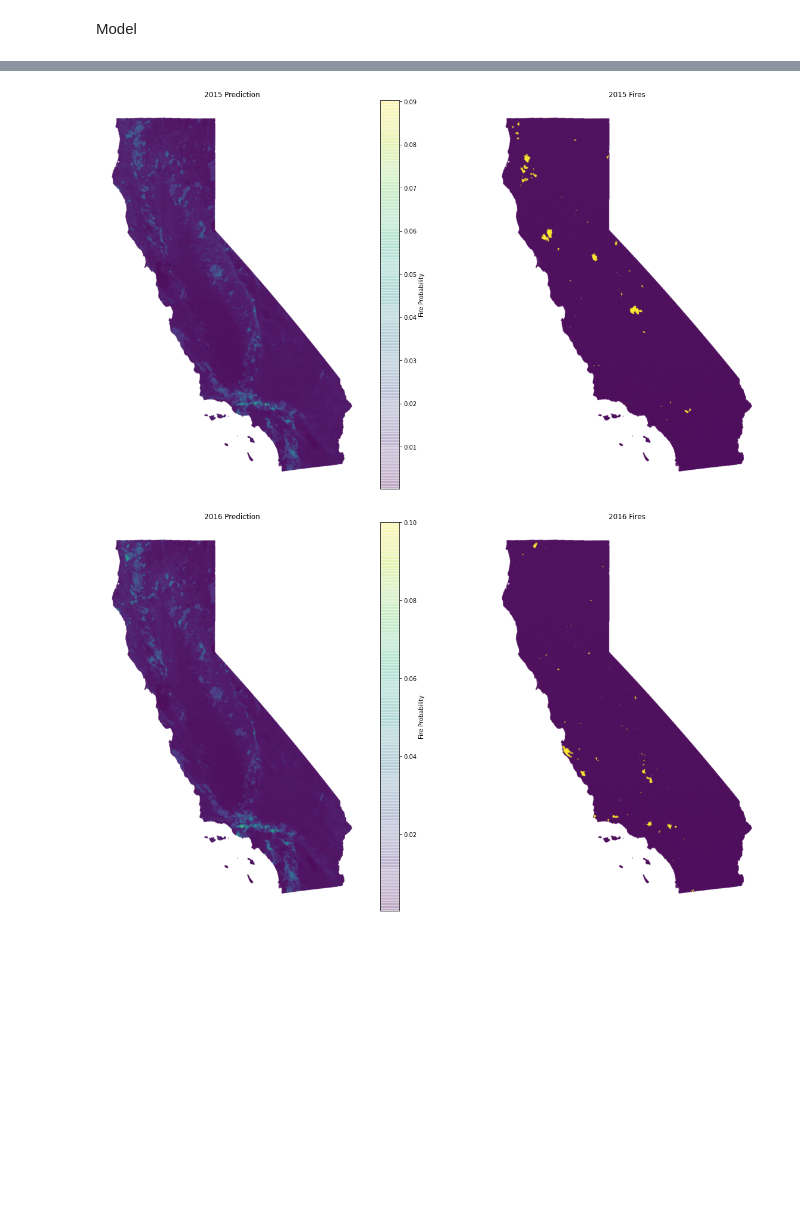
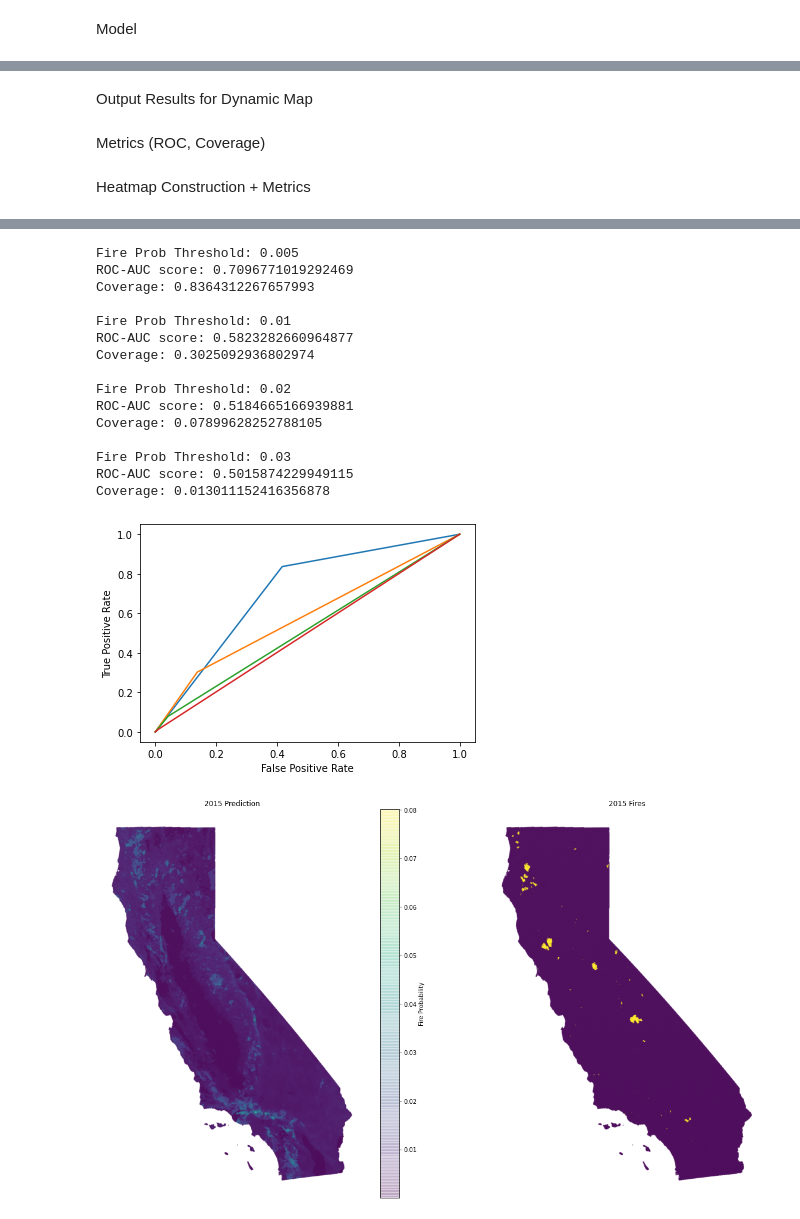
Before and after one commit to alvin-tu/PwC-LSTM-Capstone-Project, a Jupyter notebook: models/log_reg_nick.ipynb, the cells around one changed output, grey strips where cells are left out. Cells and saved outputs as stored; diff of their text form; code cells hidden in the pictures; blank space fills up the shorter version.

Commit message:
Added ROC and Coverage metrics to heatmap
- Also changed hyperparameters and features that I trained on

```diff
--- a/models/log_reg_nick.ipynb
+++ b/models/log_reg_nick.ipynb
@@ -115,5 +142,6 @@ y_train = df_train['value']
 # %%
-clf = LogisticRegression().fit(X_train, y_train)
+clf = LogisticRegression(C = 0.1, penalty = 'l2', solver='lbfgs', max_iter=200)
+clf.fit(X_train, y_train)
 # %% [output]
 STOP: TOTAL NO. of ITERATIONS REACHED LIMIT.
 
@@ -129,6 +158,6 @@ for df in dataframes:
     X = df[selected_features]
     pred = clf.predict(X)
     pred_prob = clf.predict_proba(X)
-    pred_prob = np.clip(pred_prob, 0, 0.1)
+    #pred_prob = np.clip(pred_prob, 0, 0.1)
     fire_prob = pred_prob[:, 1]
     predictions.append(fire_prob)
@@ -138,0 +164,2 @@ print(max(predictions[0]))
+# %% [markdown]
+Output Results for Dynamic Map
@@ -139,3 +183,41 @@ print(max(predictions[0]))
+# %% [markdown]
+Metrics (ROC, Coverage)
+# %%
+def thresholding(y_prob, threshold = 0.03):
+    #classifies fire probs over the threshold as 1
+    result = np.copy(y_prob)
+    for i, probability in enumerate(result):
+        if probability >= threshold:
+            result[i] = 1
+        else:
+            result[i] = 0
+    return result
+
+def coverage(y_true, y_pred):
+    #counts number of intersecting points of fire cases between prediction and truth, then divides over total true points
+    #intuitively: how much does the heatmap capture relative to the truth, ignoring false positives
+    intersectingPoints = 0
+    trueFires = 0
+    for i in range(len(y_true)):
+        if (y_true[i] == 1):
+            trueFires += 1
+            if (y_pred[i] == 1):
+                intersectingPoints += 1
+    return intersectingPoints/trueFires
+
+def plot_roc_curve(y_true, y_pred):
+    fpr, tpr, thresholds = roc_curve(y_true, y_pred)
+    plt.plot(fpr, tpr)
+    plt.xlabel('False Positive Rate')
+    plt.ylabel('True Positive Rate')
+
+def metrics(y_true, y_pred, threshold):
+    print('Fire Prob Threshold:', threshold)
+    print('ROC-AUC score:', roc_auc_score(y_true, y_pred))
+    plot_roc_curve(y_true, y_pred)
+    print('Coverage:', coverage(y_true, y_pred), '\n')
+# %% [markdown]
+Heatmap Construction + Metrics
 # %%
 year = 2014
 for i in range(len(predictions)):
@@ -155,4 +237,10 @@ for i in range(len(predictions)):
     fig.colorbar(probHeatmap, ax = axs[0], label="Fire Probability", orientation="vertical")
 
     plt.show()
+
+    thresholds = [0.005, 0.01, 0.02, 0.03]
+
+    for threshold in thresholds:
+        y_pred_thresholded = thresholding(predictions[i], threshold)
+        metrics(groundTruth[i], y_pred_thresholded, threshold)
 # %% [output]
@@ -160,2 +248,17 @@ for i in range(len(predictions)):
+Fire Prob Threshold: 0.005
+ROC-AUC score: 0.7096771019292469
+Coverage: 0.8364312267657993
+
+Fire Prob Threshold: 0.01
+ROC-AUC score: 0.5823282660964877
+Coverage: 0.3025092936802974
+
+Fire Prob Threshold: 0.02
+ROC-AUC score: 0.5184665166939881
+Coverage: 0.07899628252788105
+
+Fire Prob Threshold: 0.03
+ROC-AUC score: 0.5015874229949115
+Coverage: 0.013011152416356878
-[figure, old version]
+[figure, new version]
-[figure, old version]
+[figure, new version]
```
Also changed, not shown: parts of 17 cells of this notebook.
